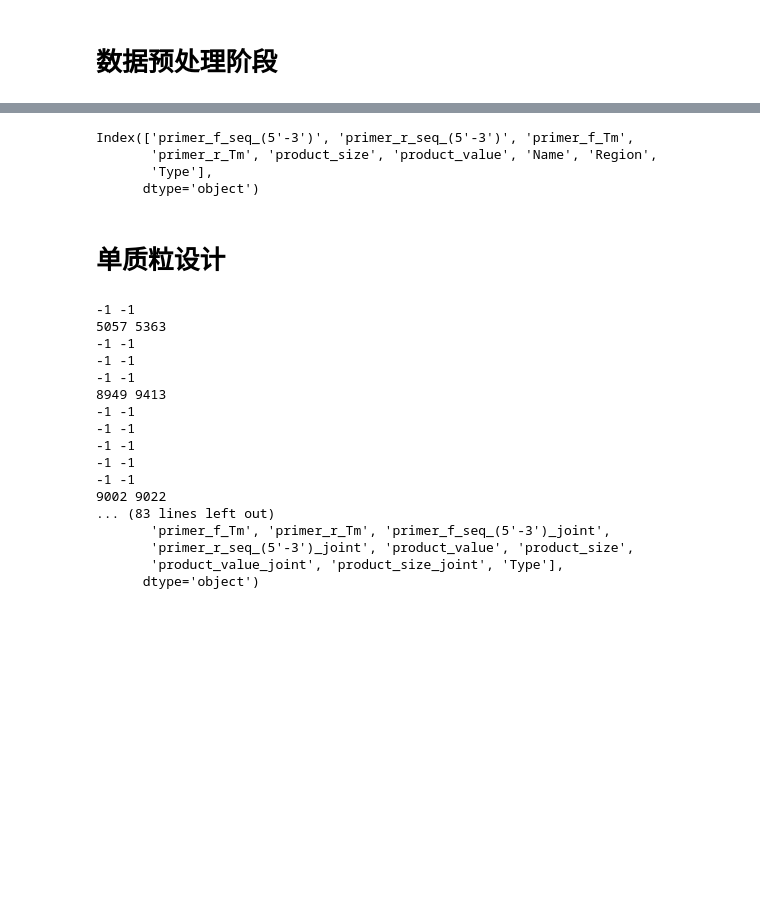
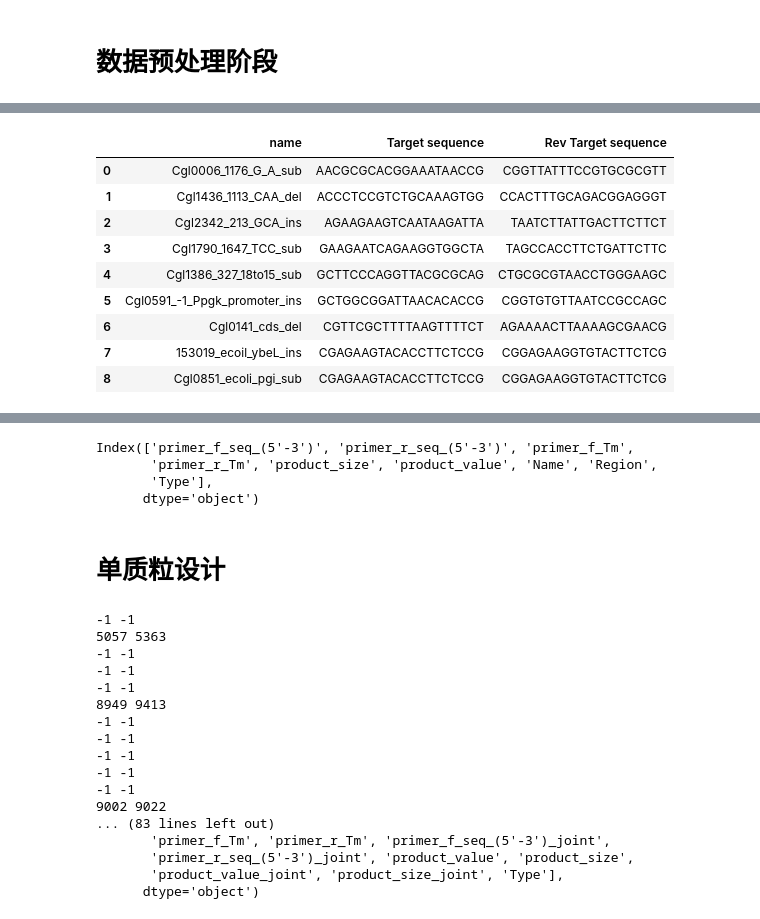
Before and after one commit to editSeqDesign/primer_desgin, a Jupyter notebook: one_plasmid_system_test.ipynb, the cells around one changed output, grey strips where cells are left out. Saved outputs shown, nothing was run; the diff lists cells and outputs as text; code cells hidden in the pictures; blank space fills up the shorter version.

```diff
--- a/one_plasmid_system_test.ipynb
+++ b/one_plasmid_system_test.ipynb
@@ -34,6 +30,8 @@ data = {
         "one_plasmid_file_path": "/home/yanghe/program/edit_sequence_design/input/pXMJ19-Cas9A-gRNA-crtYEb-Ts - ori.gb",
         "no_ccdb_plasmid":"/home/yanghe/program/edit_sequence_design/input/no-ccdb-pXMJ19-Cas9A-gRNA-crtYEb-Ts - ori.gb",
         "no_sgRNA_plasmid":"/home/yanghe/program/edit_sequence_design/input/no-sgRNA-pXMJ19-Cas9A-gRNA-crtYEb-Ts - ori.gb",
+
+        "scene":"only_primer",
 
         "uha_dha_config": {
             "max_right_arm_seq_length": 1050,
@@ -119,6 +117,17 @@ data = {
             "PRIMER_MAX_TM": 75,
             "PRIMER_MIN_GC": 20,
             "PRIMER_MAX_GC": 80
+        },
+        'sgRNA_result':{
+            "Cgl0006_1176_G_A_sub":"1",
+            "Cgl2342_213_GCA_ins":"1",
+            "Cgl1436_1113_CAA_del":"1",
+            "Cgl1790_1647_TCC_sub":"1",
+            "Cgl1386_327_18to15_sub":"1",
+            "Cgl0591_-1_Ppgk_promoter_ins":"1",
+            "Cgl0141_cds_del":"1",
+            "153019_ecoil_ybeL_ins":"1",
+            "Cgl0851_ecoli_pgi_sub":"1"
         }
 
     }
@@ -182,10 +191,9 @@ def read_chopchopInput_add_uha_dha(genome_path,chopchop_input,uha_dha_params):
                     )
         return  uha_upstream, dha_downstream, seq_uha_max_whole, seq_dha_max_whole
 
-    info_df = su.lambda2cols(info_input_df,lambdaf=work,in_coln=['id','geneid','mutation_pos_index'],to_colns=['uha_upstream','dha_downstream','seq_uha_max_whole','seq_dha_max_whole'])
+    info_df = su.lambda2cols(info_input_df,lambdaf=work,in_coln=['name','geneid','mutation_pos_index'],to_colns=['uha_upstream','dha_downstream','seq_uha_max_whole','seq_dha_max_whole'])
 
     return info_df
-
 
 
 def one_plasmid_system_design_by_user_primer(primer_json,primer_position_json,gb_path,plasmid_backbone,enzyme_df,enzyme_name):
@@ -213,8 +221,6 @@ def one_plasmid_system_design_by_user_primer(primer_json,primer_position_json,gb
     plasmid_primer_df = p_d_seq.add_product_and_size(gb_path, plasmid_primer_df, enzyme_df,enzyme_name,seq=plasmid_backbone)
 
     return  plasmid_primer_df
-
-
 
 
 def one_plasmid_system_design_by_user_region(uha_dha_sgRNA_df,sgRNA_region_seq_json,one_plasmid_file_path,sgRNA_plasmid_backbone,enzyme_df,enzyme_name):
@@ -355,11 +361,6 @@ def one_plasmid_system_pcr_design_primer(gb_path,
 
     return uha_dha_sgRNA_df,uha_primer_df, dha_primer_df, n20down_primer_p_df, n20up_primer_p_df, seq_altered_primer_df,type_kind
 
-
-
-
-
-
 #one plasmid sequencing primer
 def one_plasmid_system_sequencing_design_primer(type_kind,uha_dha_sgRNA_df):
     print(type_kind,"1:代表启动子上游的序列大于600bp,同时终止子下游大于600bp","2:代表启动子上游的序列小于600bp","3:代表终止子上游序列小于600bp")
@@ -466,6 +479,12 @@ def one_plasmid_system_sequencing_design_primer(type_kind,uha_dha_sgRNA_df):
 # %%
-# 1.read 编辑序列信息,给chopchop输入加uha、dha信息
-info_input_df = read_chopchopInput_add_uha_dha(genome_path, chopchop_input, uha_dha_params)
+if scene == 'only_primer':
+        sgRNA = info_input_df[['name','crrna','region']].rename(columns={'crrna':"Target sequence","name":"Name","region":"Region"})
+        sgRNA['Rev Target sequence'] = sgRNA['Target sequence'].apply(lambda x: su.revComp(x))
+
+elif scene == 'both_sgRNA_primer':
+        # 3.提取用户选择的sgRNA
+        selected_sgRNA_result = data['sgRNA_result']
+        sgRNA = p_d_seq.extract_sgRNA_from_chopchop(sgRNA_result_path, selected_sgRNA_result)
 # %%
 # 2.
 enzyme_path = './input/enzyme.csv'
@@ -473,8 +492,18 @@ enzyme_df = su.del_Unnamed(pd.read_csv(enzyme_path))
 enzyme = data['enzyme']
 enzyme_name = enzyme['enzyme_name']
 # %%
-# 3.提取用户选择的sgRNA
-sgRNA = p_d_seq.extract_sgRNA_from_chopchop(sgRNA_result_path)
+sgRNA
+# %% [output]
+|  | name | Target sequence | Rev Target sequence |
+| 0 | Cgl0006_1176_G_A_sub | AACGCGCACGGAAATAACCG | CGGTTATTTCCGTGCGCGTT |
+| 1 | Cgl1436_1113_CAA_del | ACCCTCCGTCTGCAAAGTGG | CCACTTTGCAGACGGAGGGT |
+| 2 | Cgl2342_213_GCA_ins | AGAAGAAGTCAATAAGATTA | TAATCTTATTGACTTCTTCT |
+| 3 | Cgl1790_1647_TCC_sub | GAAGAATCAGAAGGTGGCTA | TAGCCACCTTCTGATTCTTC |
+| 4 | Cgl1386_327_18to15_sub | GCTTCCCAGGTTACGCGCAG | CTGCGCGTAACCTGGGAAGC |
+| 5 | Cgl0591_-1_Ppgk_promoter_ins | GCTGGCGGATTAACACACCG | CGGTGTGTTAATCCGCCAGC |
+| 6 | Cgl0141_cds_del | CGTTCGCTTTTAAGTTTTCT | AGAAAACTTAAAAGCGAACG |
+| 7 | 153019_ecoil_ybeL_ins | CGAGAAGTACACCTTCTCCG | CGGAGAAGGTGTACTTCTCG |
+| 8 | Cgl0851_ecoli_pgi_sub | CGAGAAGTACACCTTCTCCG | CGGAGAAGGTGTACTTCTCG |
 # %%
 # 4.设计源生同源臂引物
 uha_dha_primer_df = extract_uha_dha_primer(info_input_df, sgRNA)
```
Also changed, not shown: parts of 4 cells of this notebook, 4 other files.
